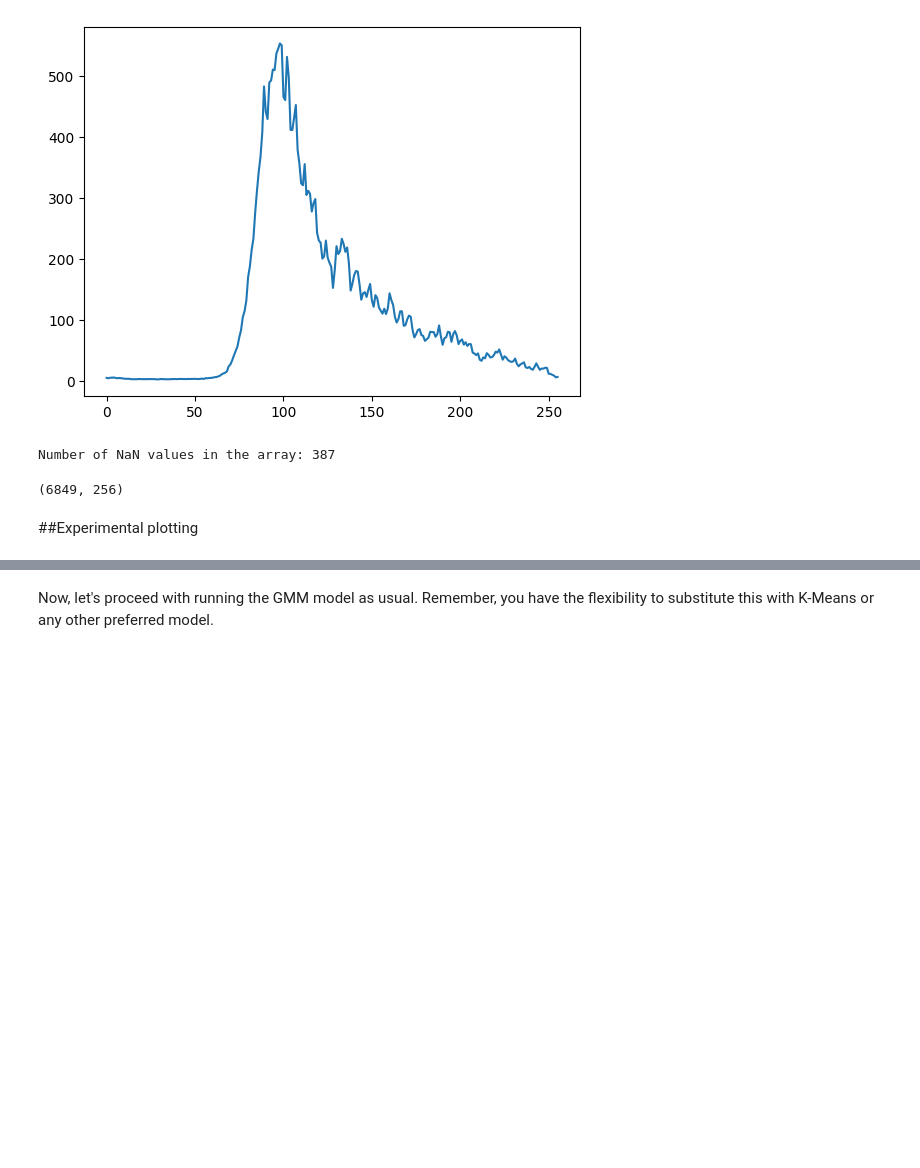
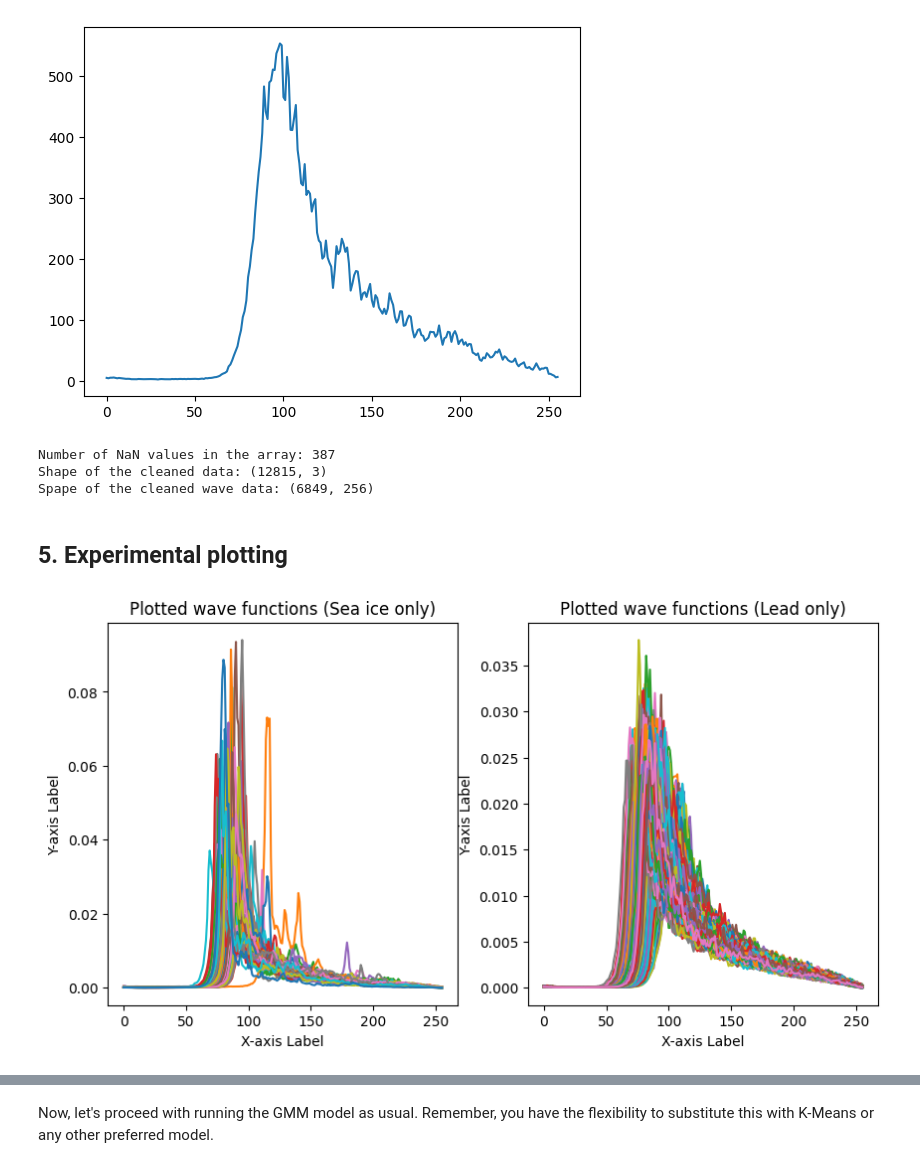
Before and after one commit to MaggieJian/Week4, a Jupyter notebook: Chapter1_Unsupervised_Learning_Methods_20018568.ipynb, the cells around one changed output, grey strips where cells are left out. Drawn from its saved outputs; the diff is of its cells as text; code cells hidden in the pictures; blank space fills up the shorter version.

```diff
--- a/Chapter1_Unsupervised_Learning_Methods_20018568.ipynb
+++ b/Chapter1_Unsupervised_Learning_Methods_20018568.ipynb
@@ -488,19 +480,48 @@ plt.plot(waves[1000])
 [<matplotlib.lines.Line2D at 0x...>]
 [figure]
 # %%
-# Identify the NaN values
+# Identify, count and clean from NaN ("Not a Number") values
 nan_count = np.isnan(data_normalized).sum()
 print(f"Number of NaN values in the array: {nan_count}")
 data_cleaned = data_normalized[~np.isnan(data_normalized).any(axis=1)]
 flag_cleaned = flag[~np.isnan(data_normalized).any(axis=1)]
+waves_cleaned=waves[~np.isnan(data_normalized).any(axis=1)][(flag_cleaned==1)|(flag_cleaned==2)]
+print(f"Shape of the cleaned data: {data_cleaned.shape}")
+print(f"Spape of the cleaned wave data: {waves_cleaned.shape}")
 # %% [output]
 Number of NaN values in the array: 387
+Shape of the cleaned data: (12815, 3)
+Spape of the cleaned wave data: (6849, 256)
-# %%
-# Clean the waves
-waves_cleaned=waves[~np.isnan(data_normalized).any(axis=1)][(flag_cleaned==1)|(flag_cleaned==2)]
-waves_cleaned.shape
-# %% [output]
-(6849, 256)
 # %% [markdown]
-##Experimental plotting
+## 5. Experimental plotting
+# %%
+# Create a figure with two subplots
+fig, (ax1, ax2) = plt.subplots(1, 2, figsize=(10, 5))
+
+# Note that ice is 'flag_cleaned==1'
+functions_to_plot_ice = waves[~np.isnan(data_normalized).any(axis=1)][(flag_cleaned==1)][::100]  # Ignore NaN values and select every 100th function
+
+# Plot ice functions
+for i, function in enumerate(functions_to_plot_ice):
+    ax1.plot(function / np.sum(function))  # Divide by the sum of the values
+
+ax1.set_xlabel('X-axis Label')
+ax1.set_ylabel('Y-axis Label')
+ax1.set_title('Plotted wave functions (Sea ice only)')
+
+# Note that lead is 'flag_cleaned==0'
+functions_to_plot_lead = waves[~np.isnan(data_normalized).any(axis=1)][(flag_cleaned==0)][::10]  # Ignore NaN values and select every 10th function
+
+# Plot lead functions
+for i, function in enumerate(functions_to_plot_lead):
+    ax2.plot(function / np.sum(function))  # Divide by the sum of the values
+
+ax2.set_xlabel('X-axis Label')
+ax2.set_ylabel('Y-axis Label')
+ax2.set_title('Plotted wave functions (Lead only)')
+
+# Show the figure with both subplots
+plt.show()
+# %% [output]
+[figure, added]
 # %%
```
Also changed, not shown: parts of 28 cells of this notebook.
